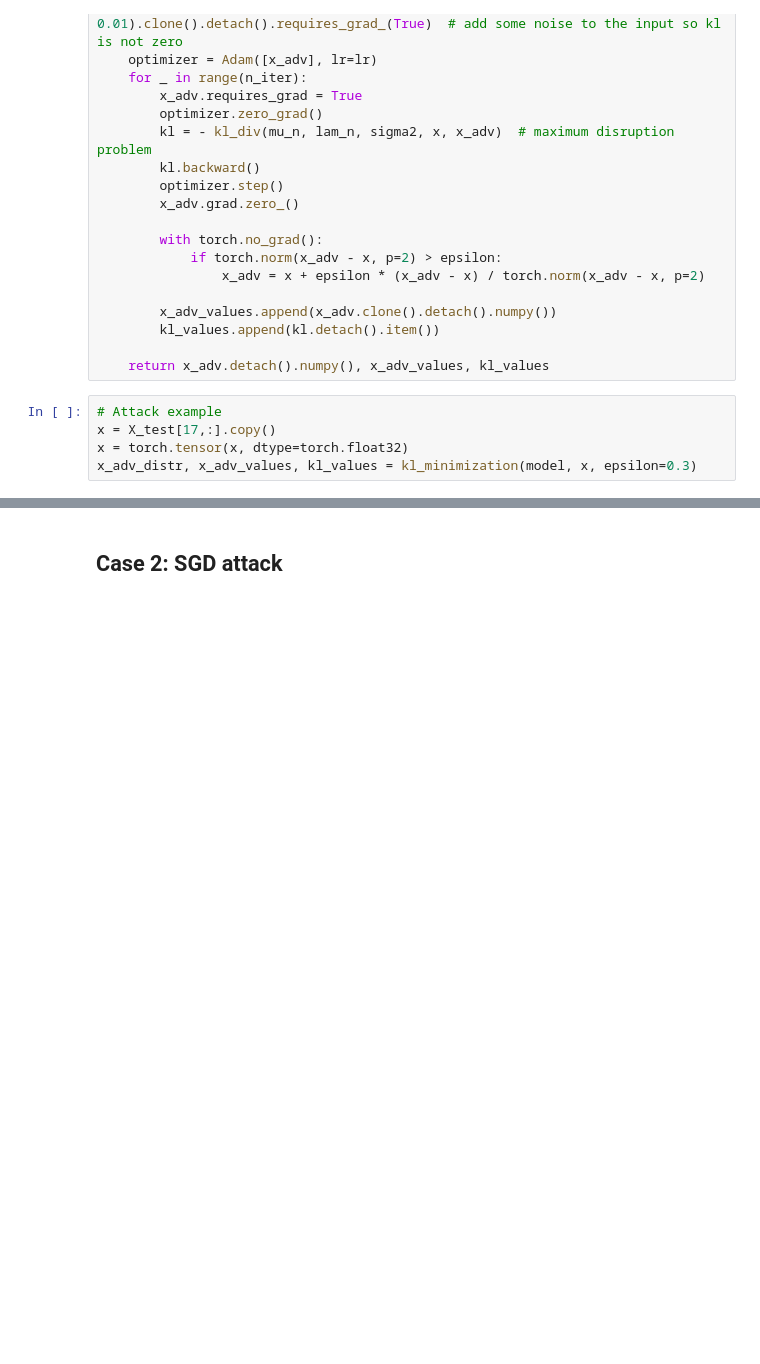
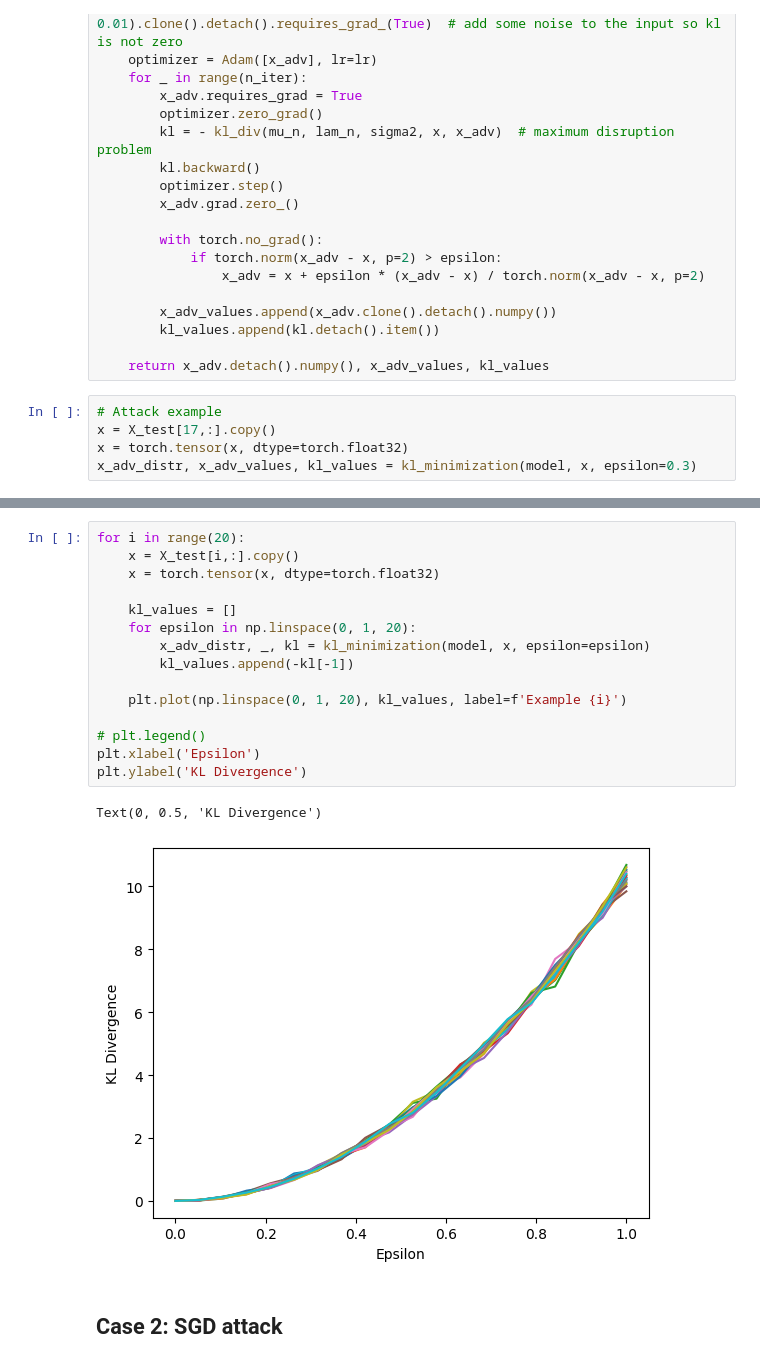
Before and after one commit to pablogarciarce/AdvReg, a Jupyter notebook: notebooks/test_distr_attack.ipynb, the cells around one changed output, grey strips where cells are left out. Saved outputs shown, nothing was run; the diff lists cells and outputs as text; blank space fills up the shorter version.

```diff
--- a/notebooks/test_distr_attack.ipynb
+++ b/notebooks/test_distr_attack.ipynb
@@ -111,3 +128,21 @@ Text(0.5, 0, 'y')
+# %%
+for i in range(20):
+    x = X_test[i,:].copy()
+    x = torch.tensor(x, dtype=torch.float32)
+
+    kl_values = []
+    for epsilon in np.linspace(0, 1, 20):
+        x_adv_distr, _, kl = kl_minimization(model, x, epsilon=epsilon)
+        kl_values.append(-kl[-1])
+
+    plt.plot(np.linspace(0, 1, 20), kl_values, label=f'Example {i}')
+
+# plt.legend()
+plt.xlabel('Epsilon')
+plt.ylabel('KL Divergence')
+# %% [output]
+Text(0, 0.5, 'KL Divergence')
+[figure, added]
 # %% [markdown]
 ## Case 2: SGD attack
 # %%
```
Also changed, not shown: parts of 12 cells of this notebook, 2 other files.
